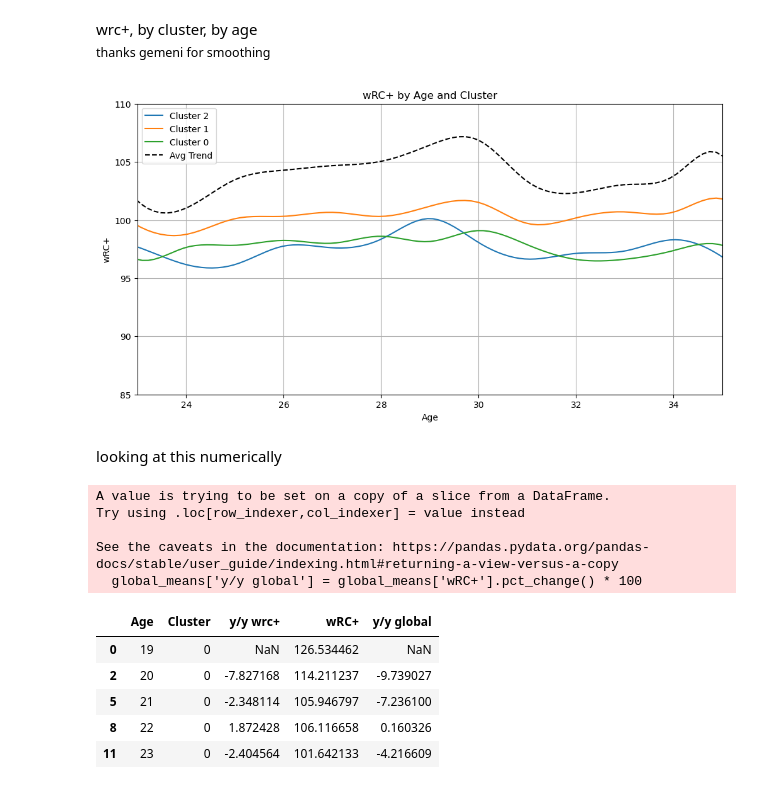
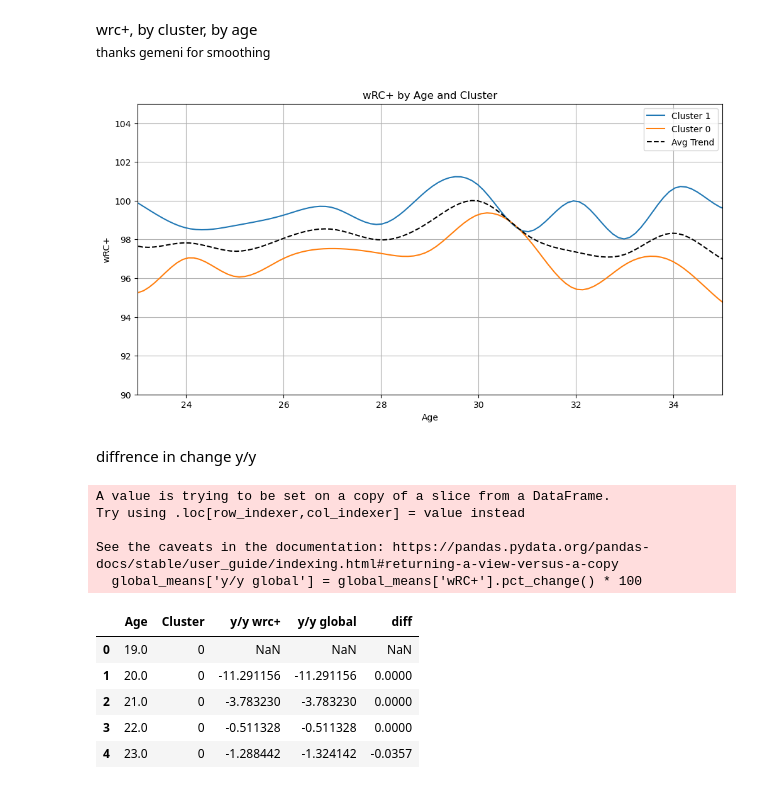
Before and after one commit to daltonlowery26/DIPS, a Jupyter notebook: models/aging_models/age_cluster.ipynb, the cells around one changed output. Saved outputs shown, nothing was run; the diff lists cells and outputs as text; code cells hidden in the pictures.

Commit message:
fixed means, changed clustering method

```diff
--- a/models/aging_models/age_cluster.ipynb
+++ b/models/aging_models/age_cluster.ipynb
@@ -171,0 +212,20 @@ plt.show()
+# %%
+n_clusters = [2, 3, 4, 5, 6]
+
+# training matrix to min silo score
+para_matrix_nmeans = pd.DataFrame(columns=['silo', 'gamma', 'clusters'])
+i = 0
+g = 0
+for cluster in n_clusters:
+        i += 1
+        spectral = SpectralClustering(n_clusters=cluster,
+                                      affinity='nearest_neighbors',
+                                      assign_labels='kmeans',
+                                      n_init=20,
+                                      random_state=26)
+        labels = spectral.fit_predict(X)
+        loss_kinda = np.nan
+        if (len(set(labels))) > 1:
+            loss_kinda = silhouette_score(X, labels)
+        para_matrix_nmeans.loc[len(para_matrix_nmeans)] = [loss_kinda, gamma, cluster]
+        print(f"cluster {i}, gamma {g}, silo score {loss_kinda}")
@@ -172,7 +238,12 @@ plt.show()
 # %% [markdown]
 Player Clusters
 # %%
-model = KMeans(n_clusters=3, init="k-means++", n_init=1000, random_state=26)
+model = SpectralClustering(n_clusters=2,
+                                      gamma=0.01,
+                                      affinity='nearest_neighbors',
+                                      assign_labels='kmeans',
+                                      n_init=100,
+                                      random_state=40)
 labels = model.fit_predict(X)
 # %% [markdown]
 add to df_zscore
@@ -253,12 +306,17 @@ cluster_means_age = cluster_means_age.sort_values(by=['Age', 'Cluster']).reset_i
+# %%
+def mean_age_player(group):
+        avg = np.average(group, weights=group.index.map(lambda x: df_zscore_age.loc[x, 'PA']))
+        return avg
 # %% [markdown]
 overall average for age
 # %%
 age_values = pd.DataFrame()
-for col in df.select_dtypes(include=[np.number]).columns:
+for col in df_zscore_age.select_dtypes(include=[np.number]).columns:
     if col != 'Season' and col != 'MLBAMID':
-        age_mean = df.groupby('Age')[col].apply(mean_year)
+        age_mean = df_zscore_age.groupby('Age')[col].apply(mean_age_player)
         age_values[col] = age_mean
 age_values = age_values.reset_index(drop=True)
+age_values['Age'] = round(age_values['Age'])
 # %% [markdown]
 wrc+, by cluster, by age
 <br>
@@ -274,37 +332,37 @@ global_means = age_values[['Age','wRC+']]
 plt.figure(figsize=(12, 6))
 for cluster in df_zscore_age['Cluster'].unique():
     cluster_data = cluster_means_age.loc[cluster_means_age['Cluster'] == cluster].set_index('Age')['wRC+']
     ages = cluster_data.index.get_level_values('Age')
     values = cluster_data.values
     # Smooth the trend line
     if len(ages) > 3:  # Ensure enough points for smoothing
         spline = make_interp_spline(ages, values, k=3)
         smooth_ages = np.linspace(ages.min(), ages.max(), 200)
         smooth_values = spline(smooth_ages)
         plt.plot(smooth_ages, smooth_values, label=f'Cluster {cluster}')
     else:
         plt.plot(ages, values, label=f'Cluster {cluster}')
 
 # Smooth the global average trend line
 ages = global_means['Age']
 values = global_means['wRC+']
 spline = make_interp_spline(ages, values, k=3)
 smooth_ages = np.linspace(ages.min(), ages.max(), 200)
 smooth_values = spline(smooth_ages)
 plt.plot(smooth_ages, smooth_values, label='Avg Trend', linestyle='--', color='black')
 
 plt.xlabel('Age')
 plt.xlim(23, 35)
-plt.ylim(85, 110)
+plt.ylim(90, 105)
 plt.ylabel('wRC+')
 plt.title('wRC+ by Age and Cluster')
 plt.legend()
 plt.grid(True)
 plt.show()
 # %% [output]
-[figure, old version]
+[figure, new version]
 # %% [markdown]
-looking at this numerically
+diffrence in change y/y
 # %%
 # Calculate the percentage change in wRC+ for each cluster
 cluster_means_age['y/y wrc+'] = cluster_means_age.groupby('Cluster')['wRC+'].pct_change() * 100
@@ -313,11 +371,12 @@ global_means['y/y global'] = global_means['wRC+'].pct_change() * 100
 # global mean and cluster wrc+
 cluster_wrc = cluster_means_age[['Age', 'Cluster', 'y/y wrc+']]
 cluster_wrc = cluster_wrc.merge(global_means, on='Age', how='outer')
-cluster_wrc = cluster_wrc.drop
+cluster_wrc = cluster_wrc.drop(columns=['wRC+'])
 
 
 # sort
 cluster_wrc = cluster_wrc.sort_values(['Cluster', 'Age'])
+cluster_wrc['diff'] = cluster_wrc['y/y global'] - cluster_wrc['y/y wrc+']
 cluster_wrc.head()
 # %% [output]
 A value is trying to be set on a copy of a slice from a DataFrame.
@@ -325,9 +384,9 @@ Try using .loc[row_indexer,col_indexer] = value instead
 
 See the caveats in the documentation: https://pandas.pydata.org/pandas-docs/stable/user_guide/indexing.html#returning-a-view-versus-a-copy
   global_means['y/y global'] = global_means['wRC+'].pct_change() * 100
-|  | Age | Cluster | y/y wrc+ | wRC+ | y/y global |
-| 0 | 19 | 0 | NaN | 126.534462 | NaN |
-| 2 | 20 | 0 | -7.827168 | 114.211237 | -9.739027 |
-| 5 | 21 | 0 | -2.348114 | 105.946797 | -7.236100 |
-| 8 | 22 | 0 | 1.872428 | 106.116658 | 0.160326 |
-| 11 | 23 | 0 | -2.404564 | 101.642133 | -4.216609 |
+|  | Age | Cluster | y/y wrc+ | y/y global | diff |
+| 0 | 19.0 | 0 | NaN | NaN | NaN |
+| 1 | 20.0 | 0 | -11.291156 | -11.291156 | 0.0000 |
+| 2 | 21.0 | 0 | -3.783230 | -3.783230 | 0.0000 |
+| 3 | 22.0 | 0 | -0.511328 | -0.511328 | 0.0000 |
+| 4 | 23.0 | 0 | -1.288442 | -1.324142 | -0.0357 |
```
Also changed, not shown: parts of 26 cells of this notebook.
